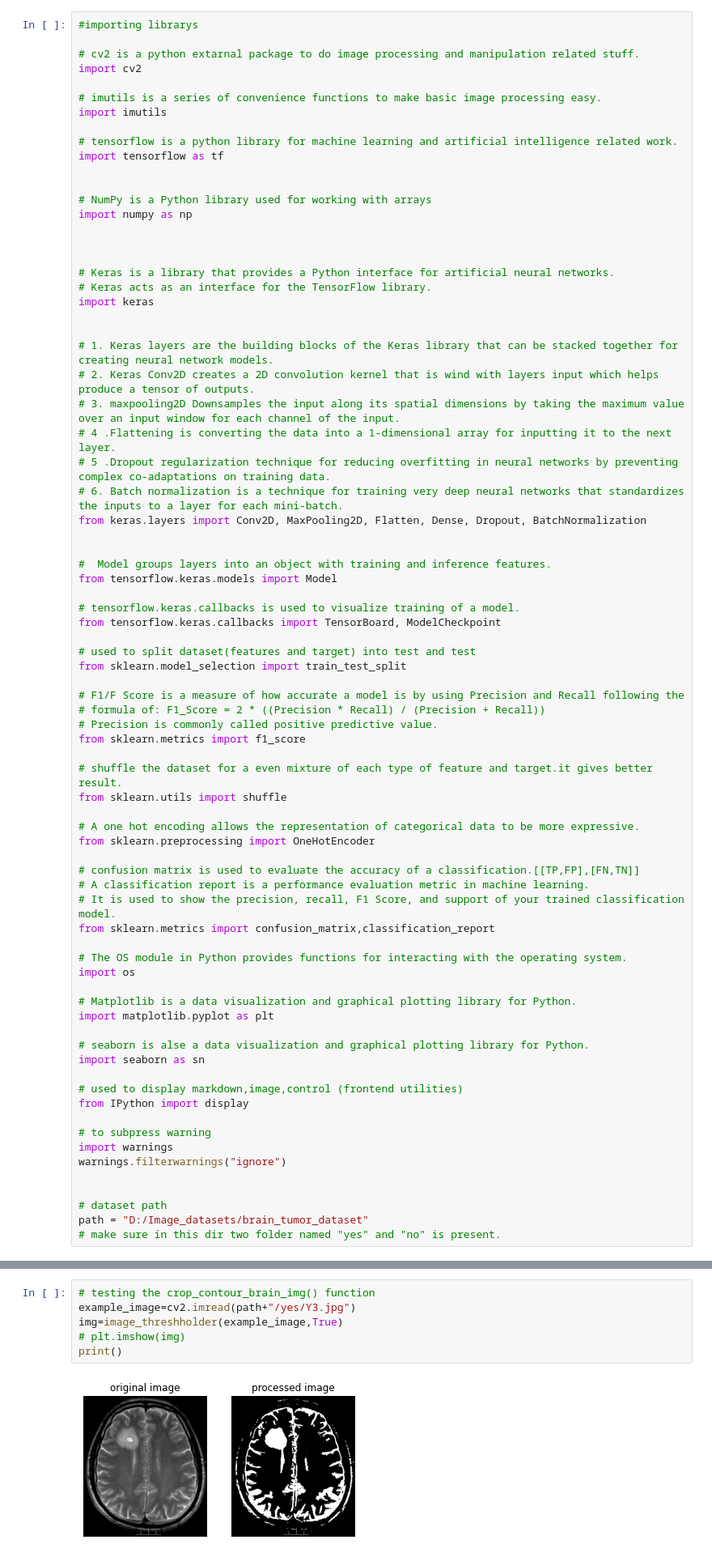
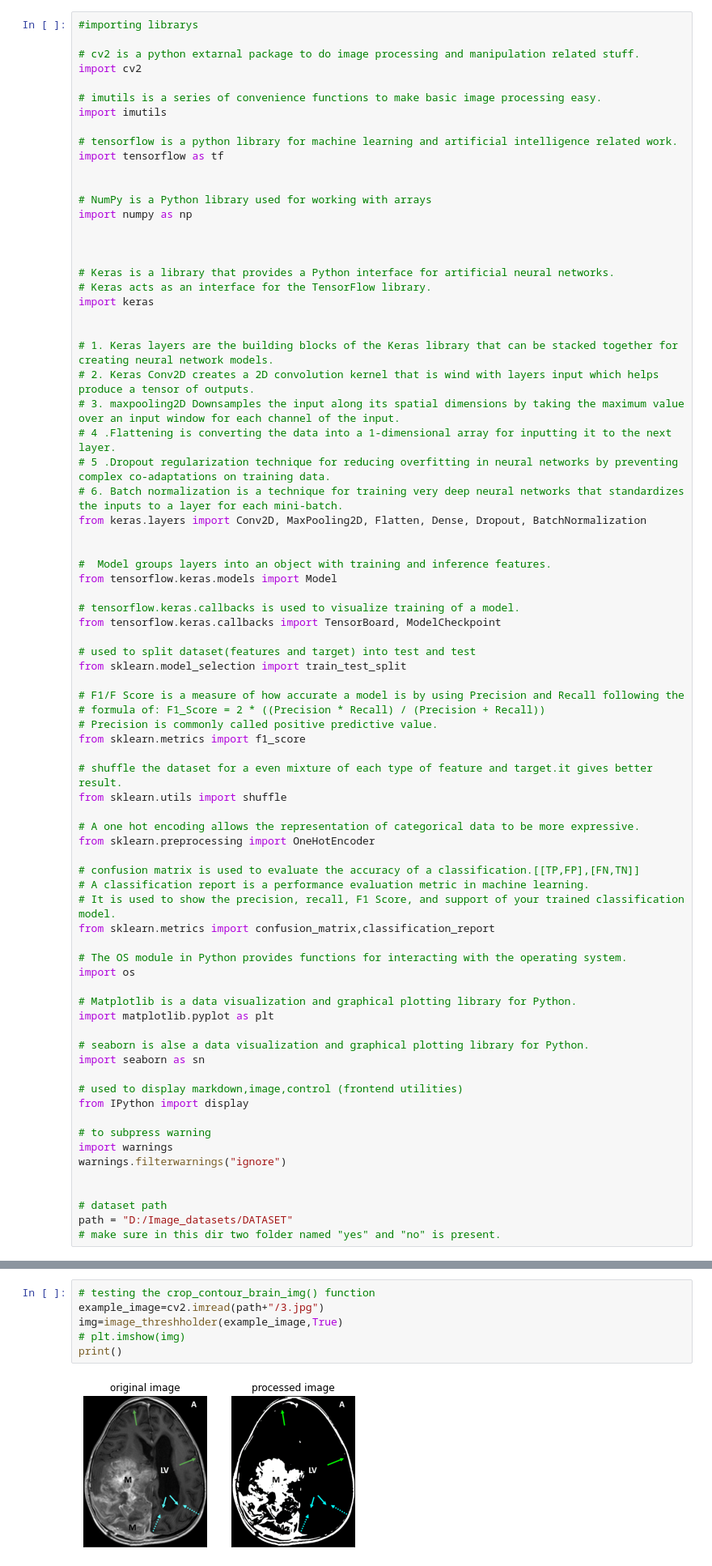
Before and after one commit to tirtharajsinha/Brain_tumor_analyze_with_cnn, a Jupyter notebook: Autoencoder for image compression using Deep learning.ipynb, the cells around one changed output, grey strips where cells are left out. Shown at 81% size. Saved outputs shown, nothing was run; the diff lists cells and outputs as text.

```diff
--- a/Autoencoder for image compression using Deep learning.ipynb
+++ b/Autoencoder for image compression using Deep learning.ipynb
@@ -78,7 +78,7 @@ warnings.filterwarnings("ignore")
 
 
 # dataset path
-path = "D:/Image_datasets/brain_tumor_dataset"
+path = "D:/Image_datasets/DATASET"
 # make sure in this dir two folder named "yes" and "no" is present.
 # %%
 # GPU Info
@@ -134,12 +134,12 @@ def image_threshholder(image, plot=False):
     return new_image
 # %%
 # testing the crop_contour_brain_img() function
-example_image=cv2.imread(path+"/yes/Y3.jpg")
+example_image=cv2.imread(path+"/3.jpg")
 img=image_threshholder(example_image,True)
 # plt.imshow(img)
 print()
 # %% [output]
-[figure, old version]
+[figure, new version]
 # %%
 # view directory tree
 def tree_printer(root):
```
Also changed, not shown: parts of 18 cells of this notebook.
